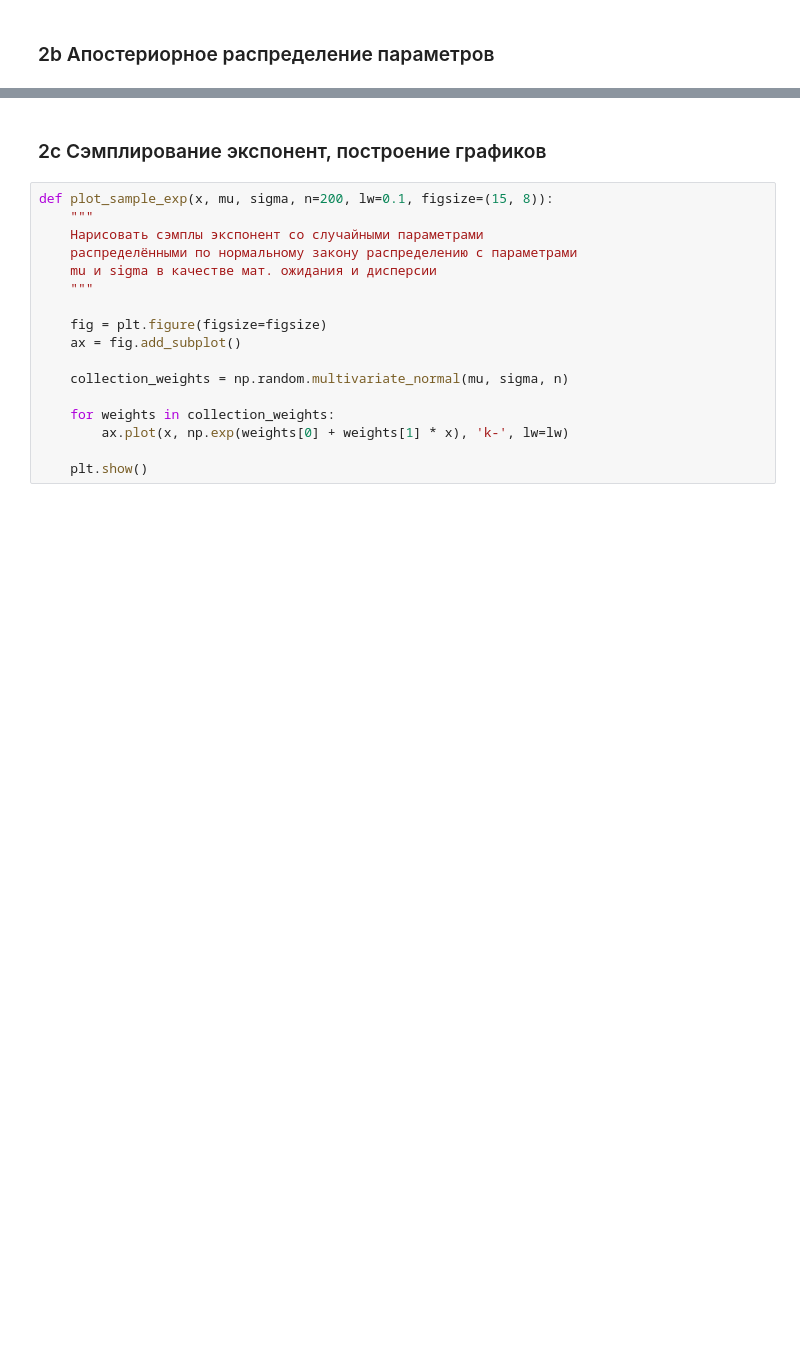
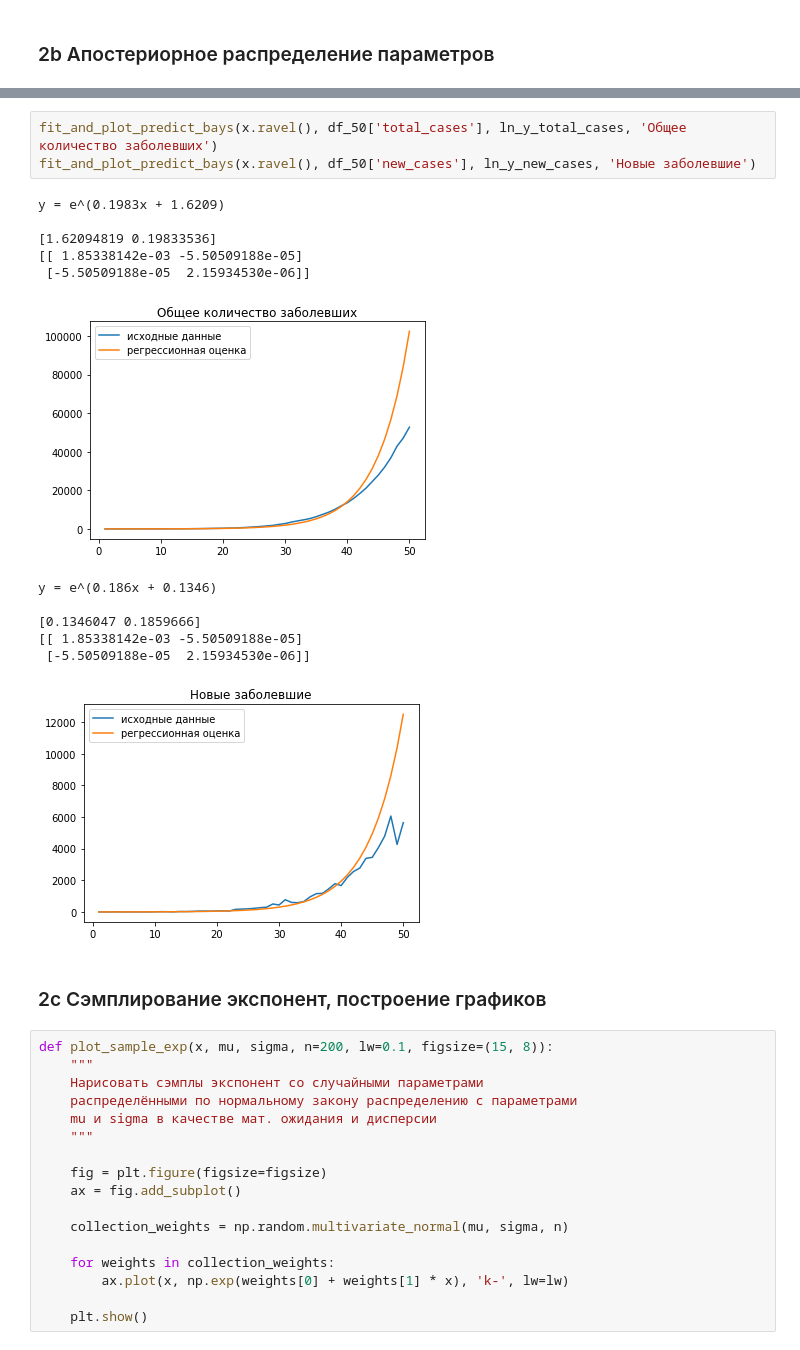
Before and after one commit to MelekhDA/made_advanced_ml, a Jupyter notebook: homework_1/homework_1.ipynb, the cells around one changed output, grey strips where cells are left out. Cells and saved outputs as stored; diff of their text form; blank space fills up the shorter version.

```diff
--- a/homework_1/homework_1.ipynb
+++ b/homework_1/homework_1.ipynb
@@ -196,3 +270,19 @@ y = e^(0.1983x + 1.6209)
+# %%
+fit_and_plot_predict_bays(x.ravel(), df_50['total_cases'], ln_y_total_cases, 'Общее количество заболевших')
+fit_and_plot_predict_bays(x.ravel(), df_50['new_cases'], ln_y_new_cases, 'Новые заболевшие')
+# %% [output]
+y = e^(0.1983x + 1.6209)
+
+[1.62094819 0.19833536]
+[[ 1.85338142e-03 -5.50509188e-05]
+ [-5.50509188e-05  2.15934530e-06]]
+[figure, added]
+y = e^(0.186x + 0.1346)
+
+[0.1346047 0.1859666]
+[[ 1.85338142e-03 -5.50509188e-05]
+ [-5.50509188e-05  2.15934530e-06]]
+[figure, added]
 # %% [markdown]
 ### 2c Сэмплирование экспонент, построение графиков
 # %%
```
Also changed, not shown: parts of 11 cells of this notebook.
